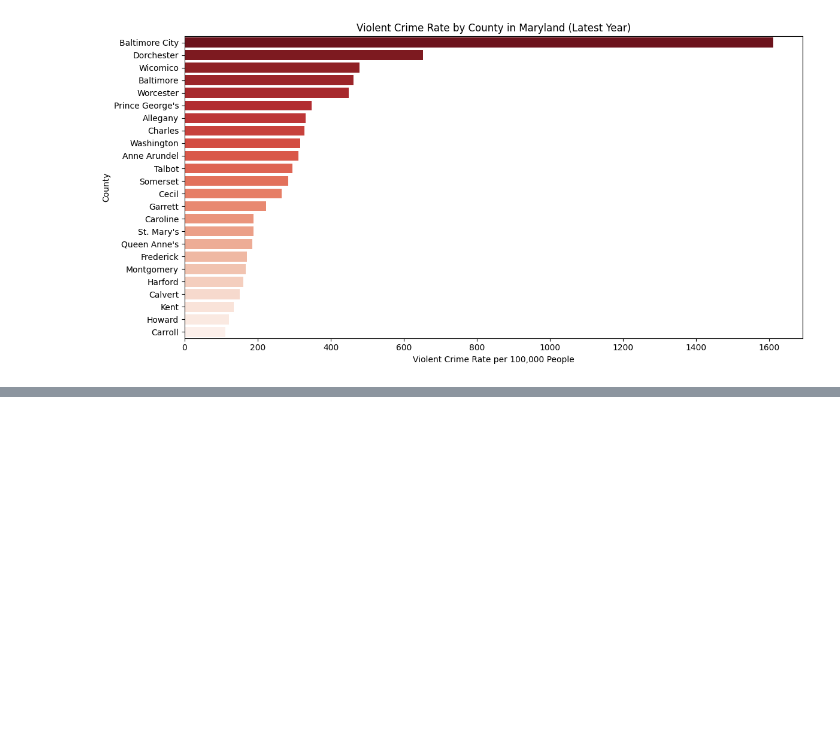
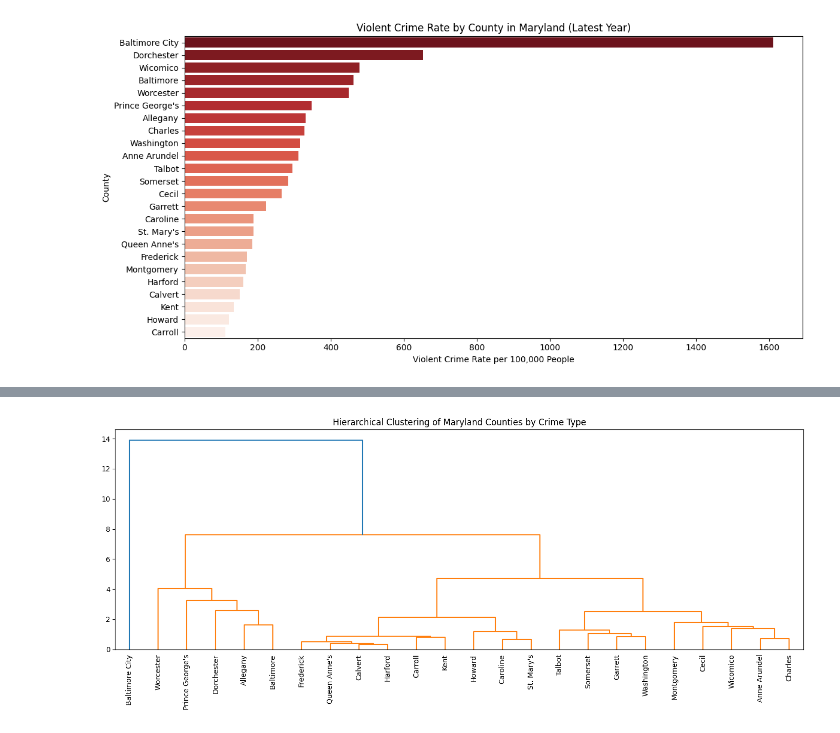
Before and after one commit to Prasannaraj27/CMSC320Final, a Jupyter notebook: ViolentCrime.ipynb, the cells around one changed output, grey strips where cells are left out. Saved outputs shown, nothing was run; the diff lists cells and outputs as text; code cells hidden in the pictures; blank space fills up the shorter version.

```diff
--- a/ViolentCrime.ipynb
+++ b/ViolentCrime.ipynb
@@ -167,0 +217,17 @@ plt.show()
+# %%
+# Perform hierarchical clustering
+linkage_matrix = linkage(X_scaled, method='ward')
+
+# Plot dendrogram
+plt.figure(figsize=(14, 6))
+dendrogram(
+    linkage_matrix,
+    labels=crime_data['county'].values,
+    leaf_rotation=90,
+    leaf_font_size=10
+)
+plt.title("Hierarchical Clustering of Maryland Counties by Crime Type")
+plt.tight_layout()
+plt.show()
+# %% [output]
+[figure, added]
```
Also changed, not shown: parts of 4 cells of this notebook.
